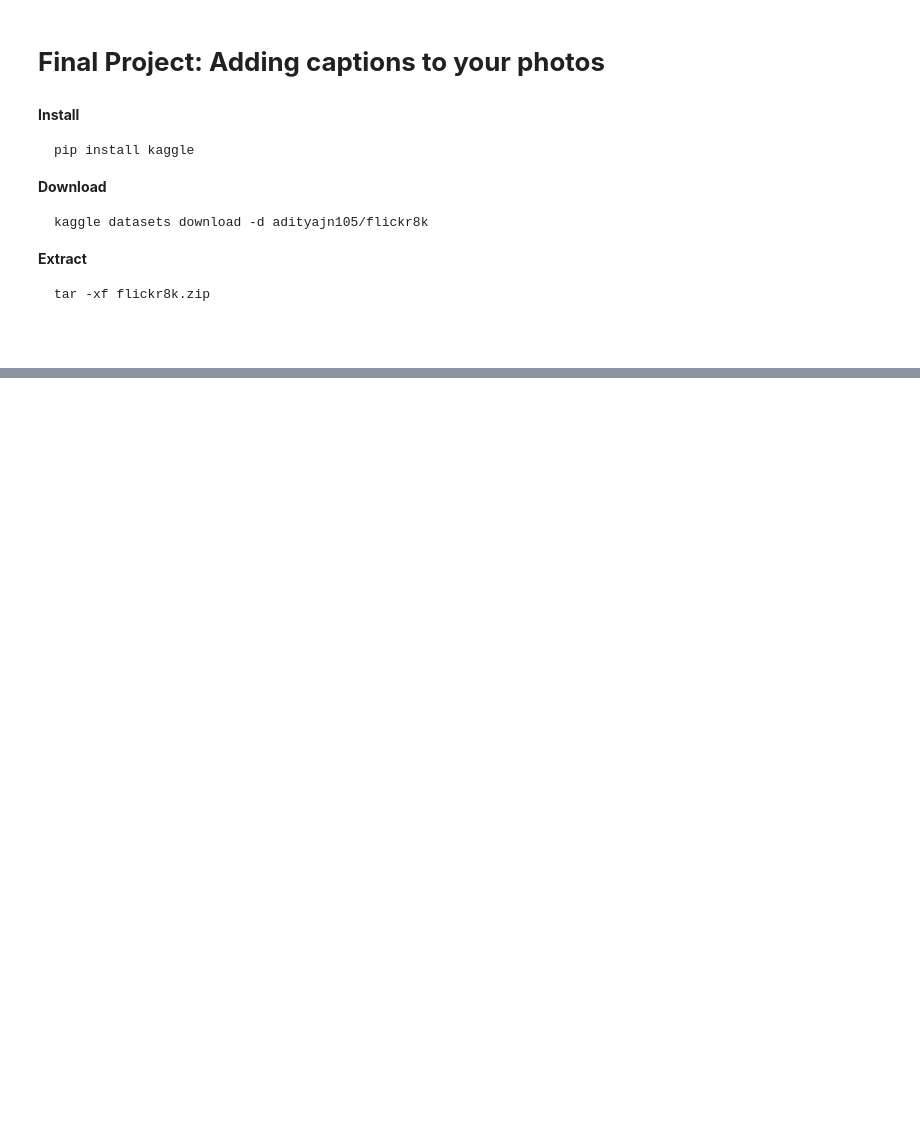
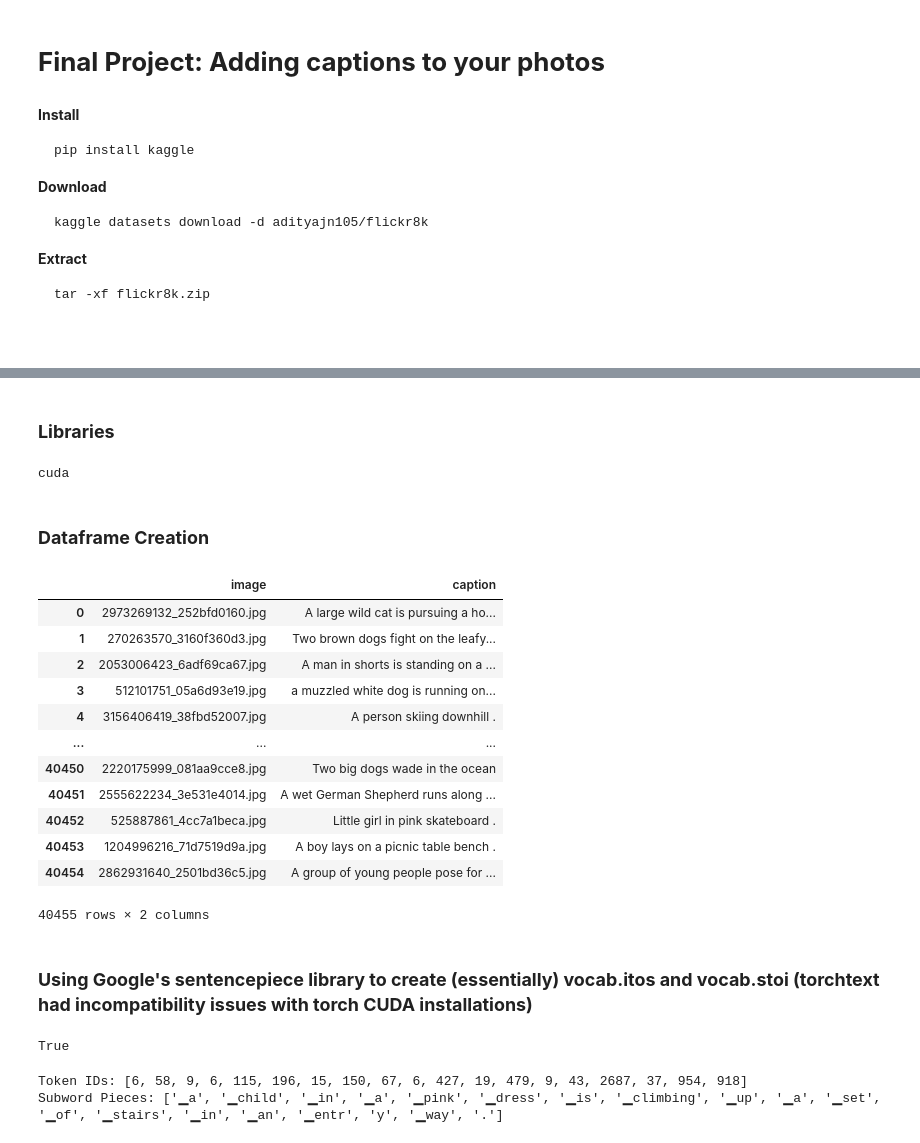
Before and after one commit to YKH2020/aipi-590-project4, a Jupyter notebook: img_cap.ipynb, the cells around one changed output, grey strips where cells are left out. Cells and saved outputs as stored; diff of their text form; code cells hidden in the pictures; blank space fills up the shorter version.

```diff
--- a/img_cap.ipynb
+++ b/img_cap.ipynb
@@ -137,0 +22,43 @@ train_sequences = {path.split("/")[-1]: [caption_to_indices(caption) for caption
+# %% [markdown]
+### __Libraries__
+# %%
+import os
+import pandas as pd
+import torch
+import torch.nn as nn
+from torch.utils.data import Dataset, DataLoader
+from torchvision import models, transforms
+from PIL import Image
+import sentencepiece as spm
+from torch.nn.utils.rnn import pack_padded_sequence
+
+device = 'cuda' if torch.cuda.is_available() else 'cpu'
+print(device)
+# %% [output]
+cuda
+# %% [markdown]
+### __Dataframe Creation__
+# %%
+# Read the captions CSV file into a DataFrame
+captions_file = 'captions.txt'
+df = pd.read_csv(captions_file)
+
+# Shuffle if desired
+df = df.sample(frac=1, random_state=42).reset_index(drop=True)
+df
+# %% [output]
+|  | image | caption |
+| 0 | 2973269132_252bfd0160.jpg | A large wild cat is pursuing a ho... |
+| 1 | 270263570_3160f360d3.jpg | Two brown dogs fight on the leafy... |
+| 2 | 2053006423_6adf69ca67.jpg | A man in shorts is standing on a ... |
+| 3 | 512101751_05a6d93e19.jpg | a muzzled white dog is running on... |
+| 4 | 3156406419_38fbd52007.jpg | A person skiing downhill . |
+| ... | ... | ... |
+| 40450 | 2220175999_081aa9cce8.jpg | Two big dogs wade in the ocean |
+| 40451 | 2555622234_3e531e4014.jpg | A wet German Shepherd runs along ... |
+| 40452 | 525887861_4cc7a1beca.jpg | Little girl in pink skateboard . |
+| 40453 | 1204996216_71d7519d9a.jpg | A boy lays on a picnic table bench . |
+| 40454 | 2862931640_2501bd36c5.jpg | A group of young people pose for ... |
+40455 rows × 2 columns
+# %% [markdown]
+### __Using Google's sentencepiece library to create (essentially) vocab.itos and vocab.stoi (torchtext had incompatibility issues with torch CUDA installations)__
@@ -137,0 +76,23 @@ train_sequences = {path.split("/")[-1]: [caption_to_indices(caption) for caption
+# %%
+spm.SentencePieceTrainer.train(
+    input='captions_only.txt',
+    model_prefix='m',         # will generate m.model and m.vocab
+    vocab_size=6311,
+    character_coverage=1.0,   # use full character coverage
+    model_type='unigram',     # can also try bpe or others
+    user_defined_symbols=['<pad>', '<start>', '<end>'] # optional
+)
+
+sp = spm.SentencePieceProcessor()
+sp.load('m.model')
+# %% [output]
+True
+# %%
+text = "A child in a pink dress is climbing up a set of stairs in an entry way."
+token_ids = sp.encode_as_ids(text.lower())
+pieces = sp.encode_as_pieces(text.lower())
+print("Token IDs:", token_ids)
+print("Subword Pieces:", pieces)
+# %% [output]
+Token IDs: [6, 58, 9, 6, 115, 196, 15, 150, 67, 6, 427, 19, 479, 9, 43, 2687, 37, 954, 918]
+Subword Pieces: ['▁a', '▁child', '▁in', '▁a', '▁pink', '▁dress', '▁is', '▁climbing', '▁up', '▁a', '▁set', '▁of', '▁stairs', '▁in', '▁an', '▁entr', 'y', '▁way', '.']
```
Also changed, not shown: parts of 19 cells of this notebook, 1 other file.
